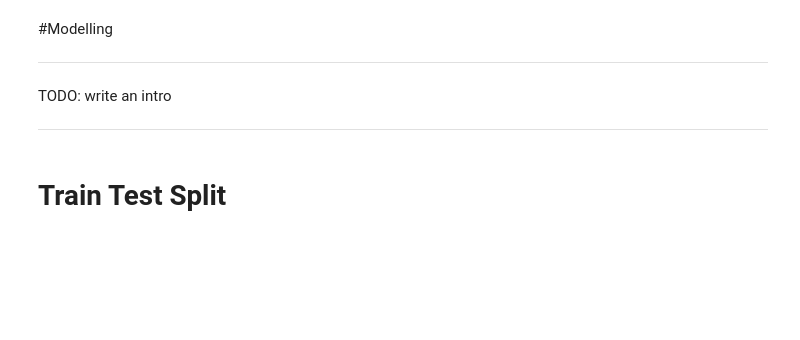
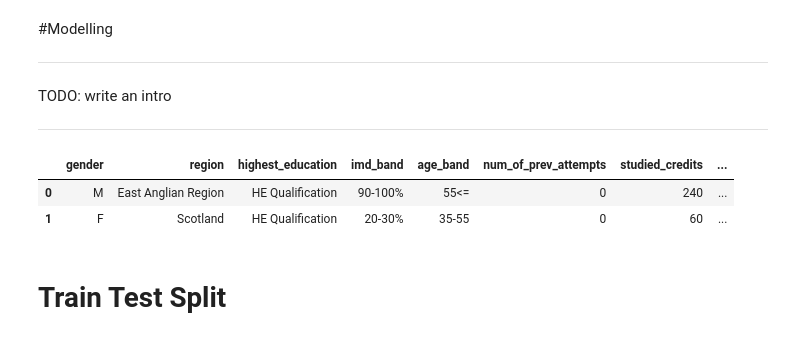
Before and after one commit to tevfikcagridural/student-success, a Jupyter notebook: Modelling.ipynb, the cells around one changed output. Cells and saved outputs as stored; diff of their text form; code cells hidden in the pictures; blank space fills up the shorter version.

```diff
--- a/Modelling.ipynb
+++ b/Modelling.ipynb
@@ -40,3 +40,9 @@ data = pd.read_csv('https://raw.githubusercontent.com/tevfikcagridural/student-s
+# %%
+data.head(2)
+# %% [output]
+|  | gender | region | highest_education | imd_band | age_band | num_of_prev_attempts | studied_credits | ... |
+| 0 | M | East Anglian Region | HE Qualification | 90-100% | 55<= | 0 | 240 | ... |
+| 1 | F | Scotland | HE Qualification | 20-30% | 35-55 | 0 | 60 | ... |
 # %% [markdown]
 # Train Test Split
 # %%
```
Also changed, not shown: parts of 14 cells of this notebook.
